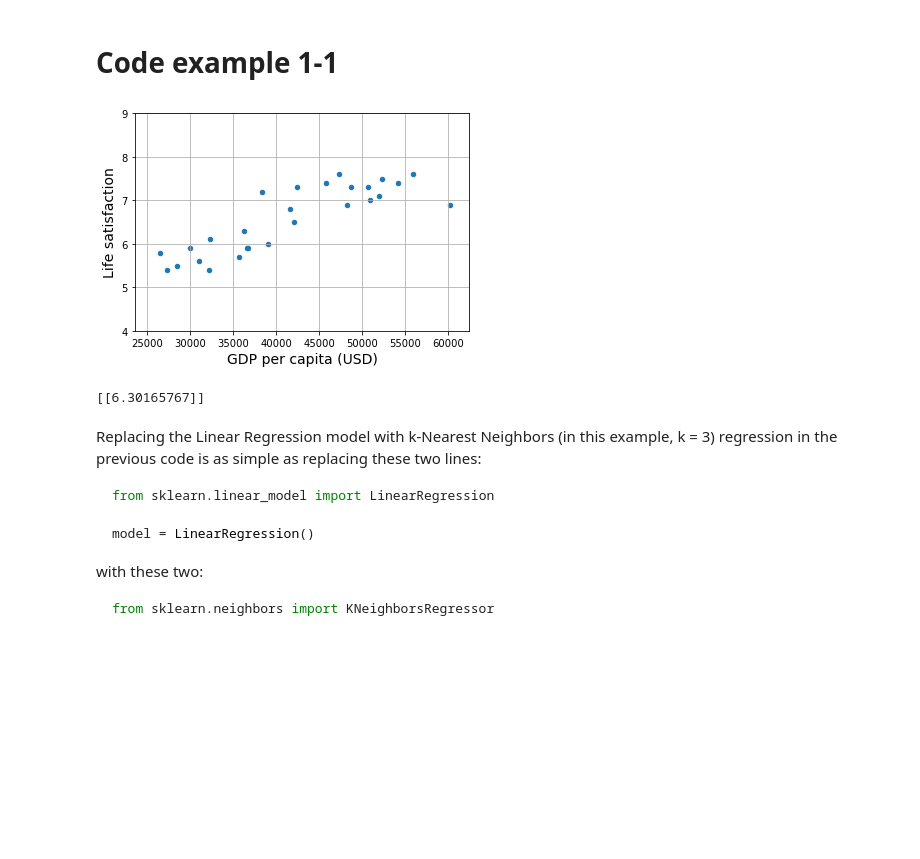
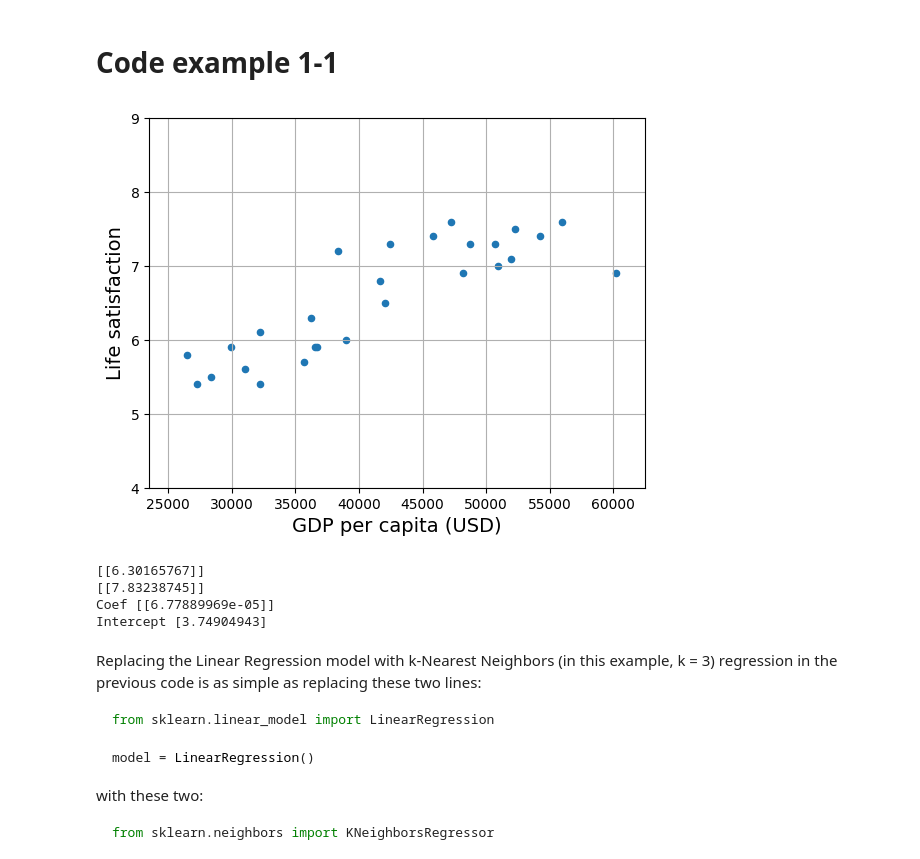
Before and after one commit to NeetishPathak/.github, a Jupyter notebook: 01_the_machine_learning_landscape.ipynb, the cells around one changed output. Cells and saved outputs as stored; diff of their text form; code cells hidden in the pictures; blank space fills up the shorter version.

```diff
--- a/01_the_machine_learning_landscape.ipynb
+++ b/01_the_machine_learning_landscape.ipynb
@@ -49,33 +48,42 @@ np.random.seed(42)
 # %%
 import matplotlib.pyplot as plt
 import numpy as np
 import pandas as pd
 from sklearn.linear_model import LinearRegression
 
 # Download and prepare the data
 data_root = "https://github.com/ageron/data/raw/main/"
 lifesat = pd.read_csv(data_root + "lifesat/lifesat.csv")
 X = lifesat[["GDP per capita (USD)"]].values
 y = lifesat[["Life satisfaction"]].values
 
 # Visualize the data
 lifesat.plot(kind='scatter', grid=True,
              x="GDP per capita (USD)", y="Life satisfaction")
 plt.axis([23_500, 62_500, 4, 9])
 plt.show()
 
 # Select a linear model
 model = LinearRegression()
 
 # Train the model
 model.fit(X, y)
 
 # Make a prediction for Cyprus
 X_new = [[37_655.2]]  # Cyprus' GDP per capita in 2020
 print(model.predict(X_new)) # outputs [[6.30165767]]
+
+X_new = [[60_236]]
+print(model.predict(X_new))
+
+print("Coef",model.coef_)
+print("Intercept",model.intercept_)
 # %% [output]
-[figure, old version]
+[figure, new version]
 [[6.30165767]]
+[[7.83238745]]
+Coef [[6.77889969e-05]]
+Intercept [3.74904943]
 # %% [markdown]
 Replacing the Linear Regression model with k-Nearest Neighbors (in this example, k = 3) regression in the previous code is as simple as replacing these two
 lines:
```
Also changed, not shown: parts of 1 cell of this notebook.
